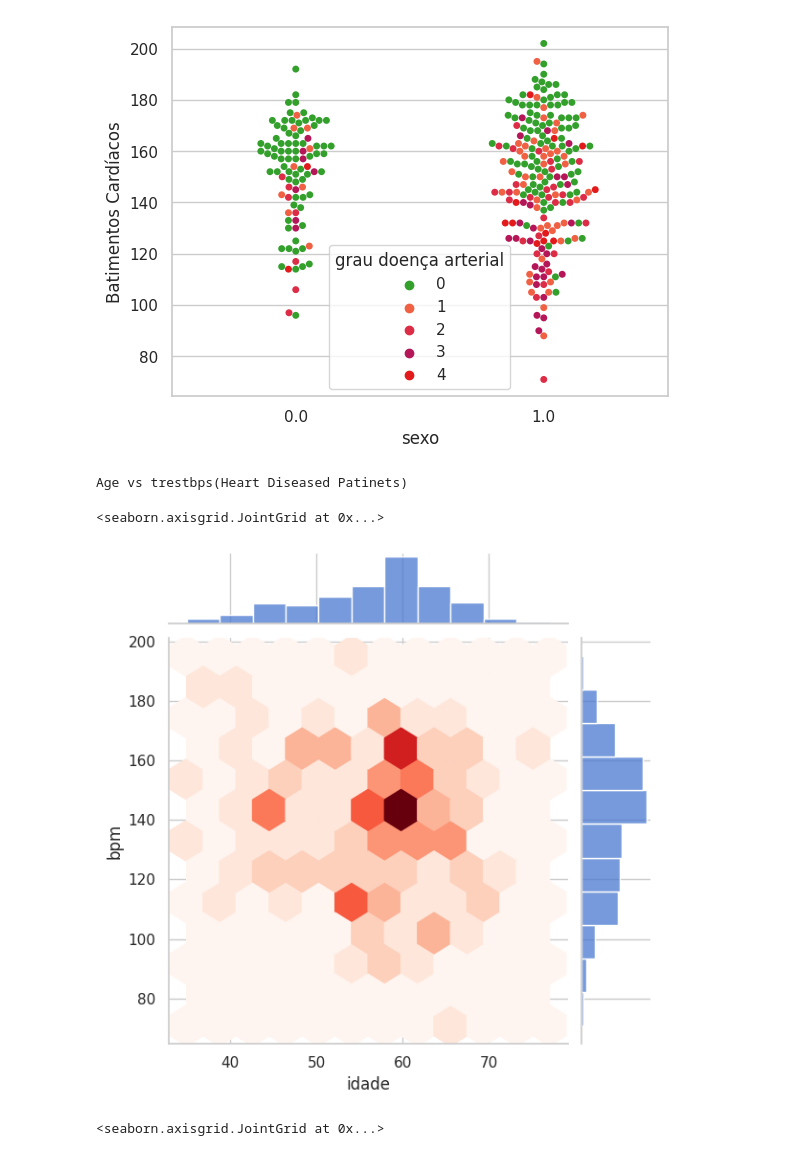
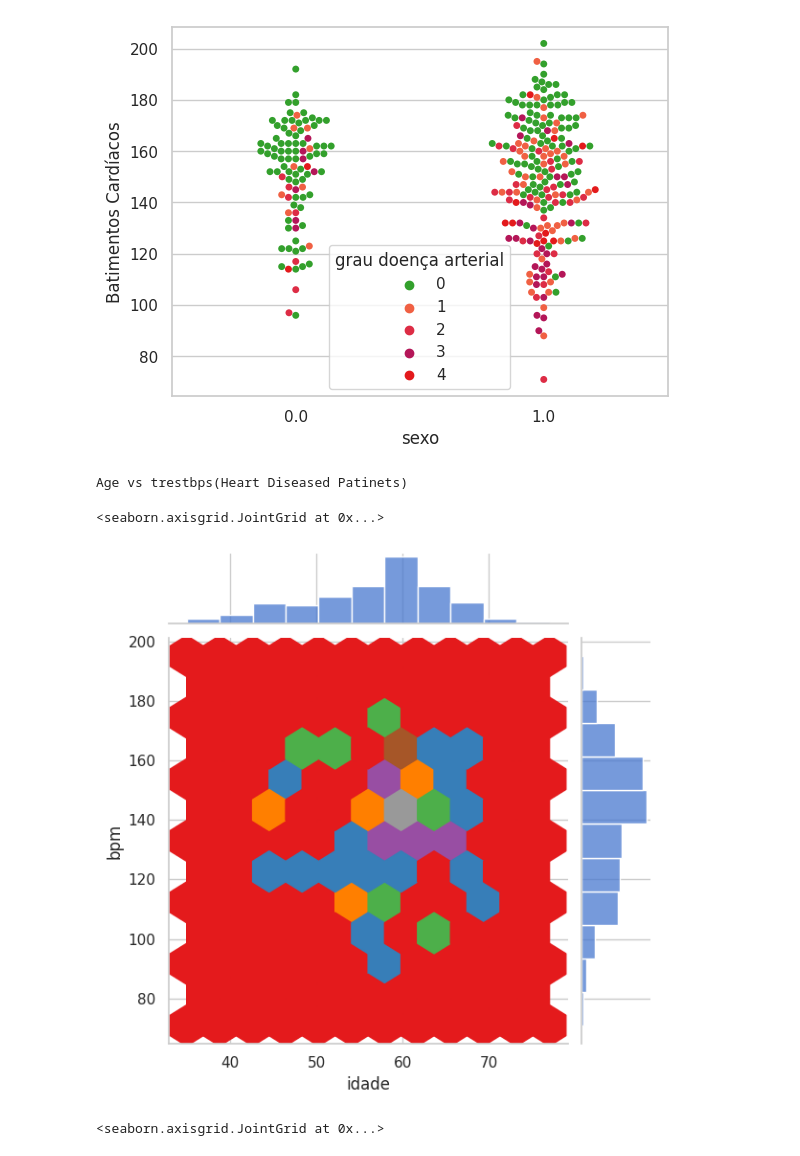
Before and after one commit to Z3Gu1/Notebooks, a Jupyter notebook: Coracao.ipynb, the cells around one changed output. Drawn from its saved outputs; the diff is of its cells as text; code cells hidden in the pictures.

```diff
--- a/Coracao.ipynb
+++ b/Coracao.ipynb
@@ -87,7 +87,7 @@ Com o dataset carregado, iremos explorá-lo um pouco.
 # %%
 # Como o cabeçalho não está no arquivo, aqui preparamos os nomes das colunas para importar junto
 colunas = ['idade', 'sexo', 'angina', 'pa', 'colesterol', 'glicose', 'ecg', 'bpm', 'exang', 'depressão do segmento ST',  \
-           'inclinação do segmento ST', 'cat', 'thalassemia', 'grau doença arterial']
+           'inclinação do segmento ST', 'cat', 'cintilografia', 'grau doença arterial']
 
 # Carrega a variavel com o endereço do arquivo no github que contem o dataset
 filename = "https://raw.githubusercontent.com/Z3Gu1/Datasets/main/processed.cleveland.data.csv"
@@ -183,7 +183,7 @@ Nesse momento vejo que é importante converter os atributos que estão como obje
 Vou então apenas converte-los para numéricos e posteriormente na fase de tratamento de missings e limpeza farei um trabalho mais a fundo nesse ponto com esses e com os demais atributos.
 # %%
 # Convertendo os atributos para numericos
-heart_disease[["cat", "thalassemia"]] = heart_disease[["cat", "thalassemia"]].apply(pd.to_numeric, errors='coerce')
+heart_disease[["cat", "cintilografia"]] = heart_disease[["cat", "cintilografia"]].apply(pd.to_numeric, errors='coerce')
 # %%
 # Verificando novamente os tipos de dados das colunas
 heart_disease.dtypes
@@ -467,21 +459,22 @@ ax.set(ylabel="Batimentos Cardíacos")
 [figure]
 # %%
 df3 = heart_disease[heart_disease['grau doença arterial'] != 0 ][['idade', 'sexo', 'angina', 'pa', 'colesterol', 'glicose', 'ecg', 'bpm',
-       'exang', 'depressão do segmento ST', 'inclinação do segmento ST', 'cat', 'thalassemia', 'grau doença arterial']]
+       'exang', 'depressão do segmento ST', 'inclinação do segmento ST', 'cat', 'cintilografia', 'grau doença arterial']]
 #target 0 - people with heart disease
-pal = sns.light_palette("blue", as_cmap=True)
+#pal = sns.cubehelix_palette(rot=-.2)
+colors = sns.cubehelix_palette(rot=-.2, as_cmap=True, start=3 )
 print('Age vs trestbps(Heart Diseased Patinets)')
 sns.jointplot(data=df3,
               x='idade',
               y='bpm',
               kind='hex',
-              cmap='Reds'
+              cmap='Set1'
 
               )
 # %% [output]
 Age vs trestbps(Heart Diseased Patinets)
 <seaborn.axisgrid.JointGrid at 0x...>
-[figure, old version]
+[figure, new version]
 # %%
 sns.jointplot(data=df3,
               x='colesterol',
```
Also changed, not shown: parts of 11 cells of this notebook.
